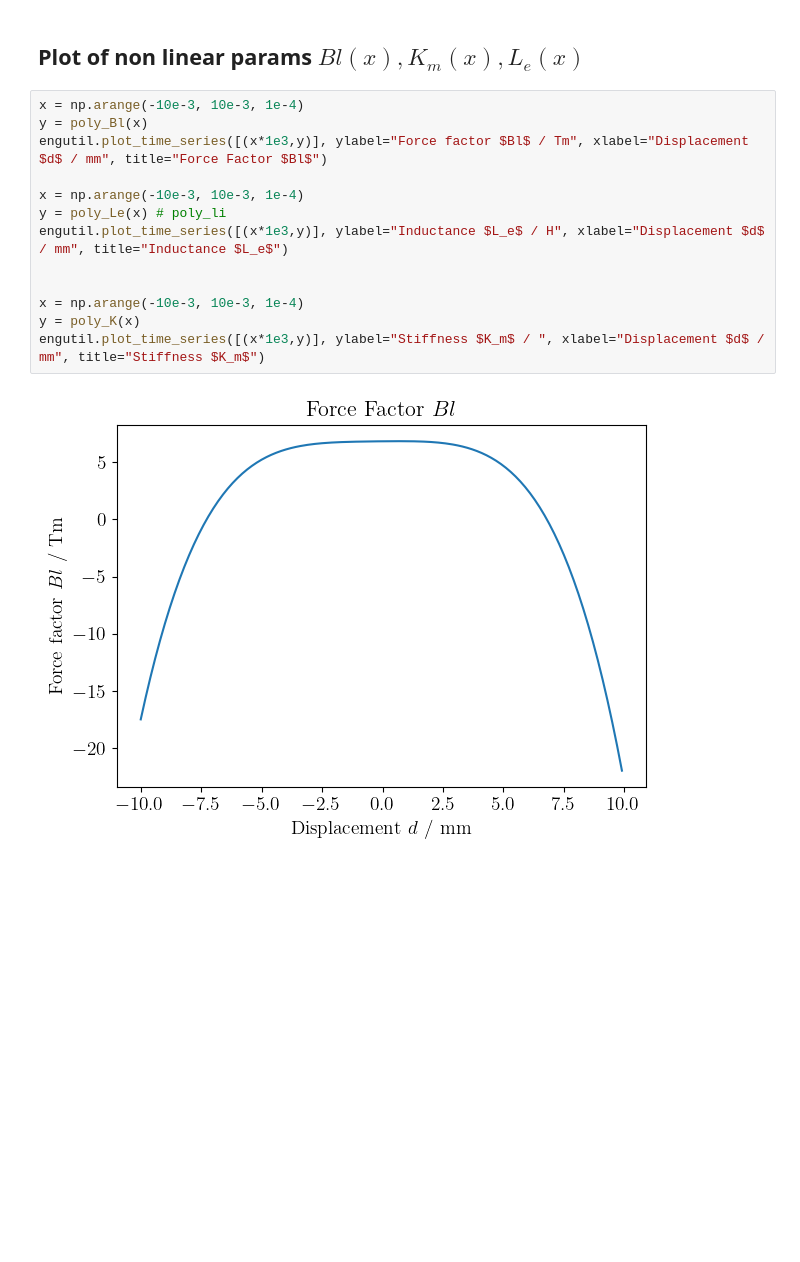
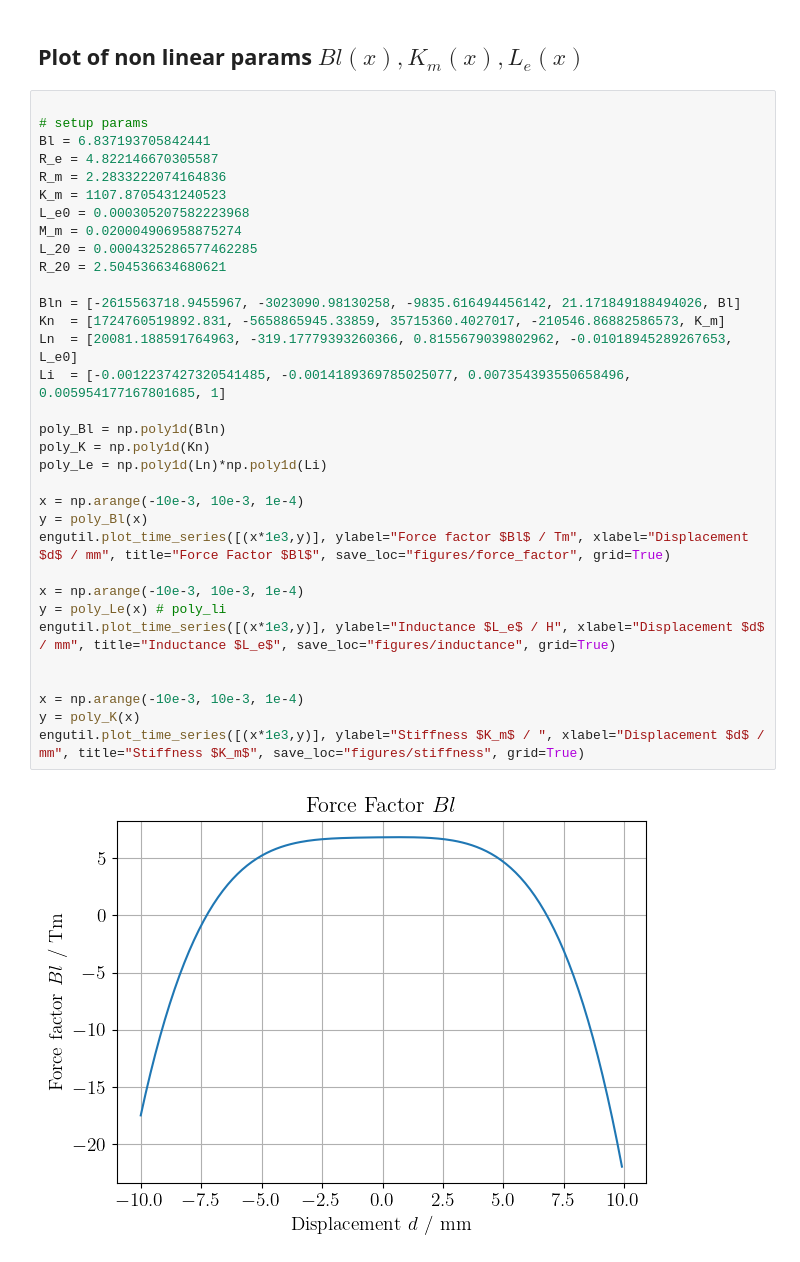
Before and after one commit to istlf/non-linear-transducers-project, a Jupyter notebook: Lab E - part 2 - non-linear-model.ipynb, the cells around one changed output. Saved outputs shown, nothing was run; the diff lists cells and outputs as text; blank space fills up the shorter version.

```diff
--- a/Lab E - part 2 - non-linear-model.ipynb
+++ b/Lab E - part 2 - non-linear-model.ipynb
@@ -495,17 +820,37 @@ np.savetxt("duration_5_sec_min_fs_5x.txt", X_saved)
 # %% [markdown]
 ## Plot of non linear params $Bl(x), K_m(x), L_e(x)$
 # %%
+
+# setup params
+Bl = 6.837193705842441
+R_e = 4.822146670305587
+R_m = 2.2833222074164836
+K_m = 1107.8705431240523
+L_e0 = 0.000305207582223968
+M_m = 0.020004906958875274
+L_20 = 0.0004325286577462285
+R_20 = 2.504536634680621
+
+Bln = [-2615563718.9455967, -3023090.98130258, -9835.616494456142, 21.171849188494026, Bl]
+Kn  = [1724760519892.831, -5658865945.33859, 35715360.4027017, -210546.86882586573, K_m]
+Ln  = [20081.188591764963, -319.17779393260366, 0.8155679039802962, -0.01018945289267653, L_e0]
+Li  = [-0.0012237427320541485, -0.0014189369785025077, 0.007354393550658496, 0.005954177167801685, 1]
+
+poly_Bl = np.poly1d(Bln)
+poly_K = np.poly1d(Kn)
+poly_Le = np.poly1d(Ln)*np.poly1d(Li)
+
 x = np.arange(-10e-3, 10e-3, 1e-4)
 y = poly_Bl(x)
-engutil.plot_time_series([(x*1e3,y)], ylabel="Force factor $Bl$ / Tm", xlabel="Displacement $d$ / mm", title="Force Factor $Bl$")
+engutil.plot_time_series([(x*1e3,y)], ylabel="Force factor $Bl$ / Tm", xlabel="Displacement $d$ / mm", title="Force Factor $Bl$", save_loc="figures/force_factor", grid=True)
 
 x = np.arange(-10e-3, 10e-3, 1e-4)
 y = poly_Le(x) # poly_li
-engutil.plot_time_series([(x*1e3,y)], ylabel="Inductance $L_e$ / H", xlabel="Displacement $d$ / mm", title="Inductance $L_e$")
+engutil.plot_time_series([(x*1e3,y)], ylabel="Inductance $L_e$ / H", xlabel="Displacement $d$ / mm", title="Inductance $L_e$", save_loc="figures/inductance", grid=True)
 
 
 x = np.arange(-10e-3, 10e-3, 1e-4)
 y = poly_K(x)
-engutil.plot_time_series([(x*1e3,y)], ylabel="Stiffness $K_m$ / ", xlabel="Displacement $d$ / mm", title="Stiffness $K_m$")
+engutil.plot_time_series([(x*1e3,y)], ylabel="Stiffness $K_m$ / ", xlabel="Displacement $d$ / mm", title="Stiffness $K_m$", save_loc="figures/stiffness", grid=True)
 # %% [output]
-[figure, old version]
+[figure, new version]
```
Also changed, not shown: parts of 6 cells of this notebook, 42 other files.
